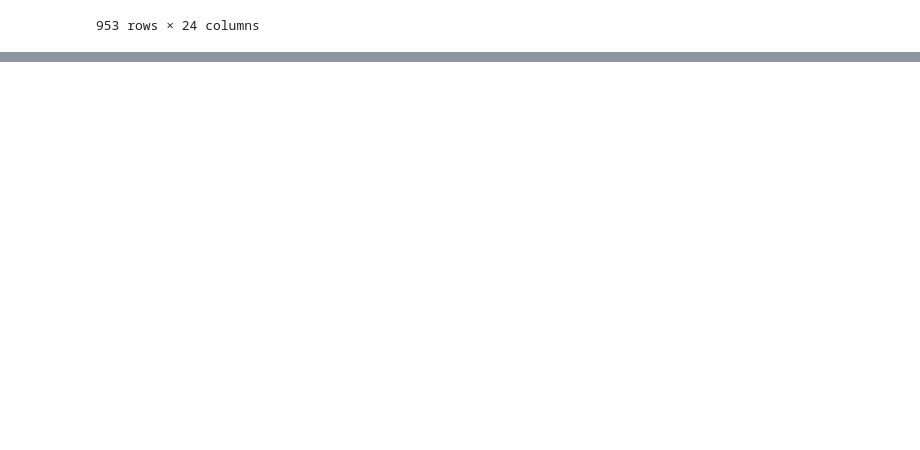
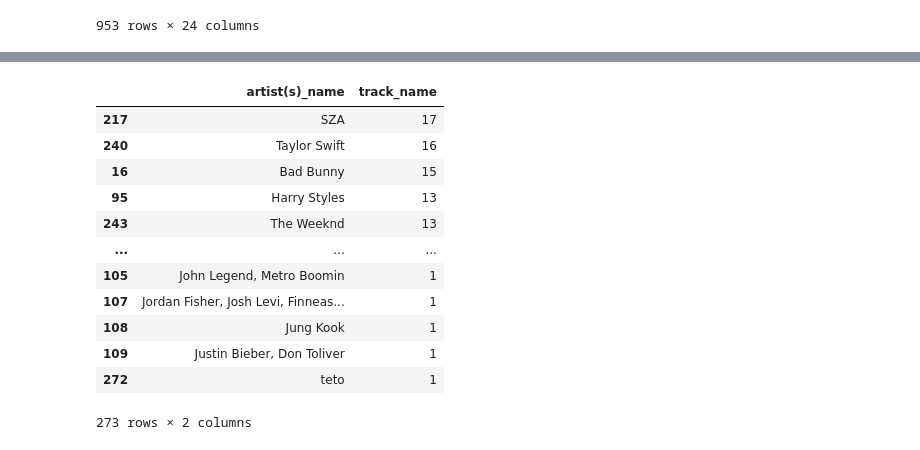
Before and after one commit to Ernesto-Trevino-E/MineriaUANL, a Jupyter notebook: P2/Practica_2.ipynb, the cells around one changed output, grey strips where cells are left out. Cells and saved outputs as stored; diff of their text form; code cells hidden in the pictures; blank space fills up the shorter version.

```diff
--- a/P2/Practica_2.ipynb
+++ b/P2/Practica_2.ipynb
@@ -26,0 +58,17 @@ data
+# %%
+group2022_artists = data2022.groupby(["artist(s)_name"])["track_name"].count().reset_index()
+group2022_artists.sort_values("track_name",ascending=False)
+# %% [output]
+|  | artist(s)_name | track_name |
+| 217 | SZA | 17 |
+| 240 | Taylor Swift | 16 |
+| 16 | Bad Bunny | 15 |
+| 95 | Harry Styles | 13 |
+| 243 | The Weeknd | 13 |
+| ... | ... | ... |
+| 105 | John Legend, Metro Boomin | 1 |
+| 107 | Jordan Fisher, Josh Levi, Finneas... | 1 |
+| 108 | Jung Kook | 1 |
+| 109 | Justin Bieber, Don Toliver | 1 |
+| 272 | teto | 1 |
+273 rows × 2 columns
```
Also changed, not shown: parts of 8 cells of this notebook.
